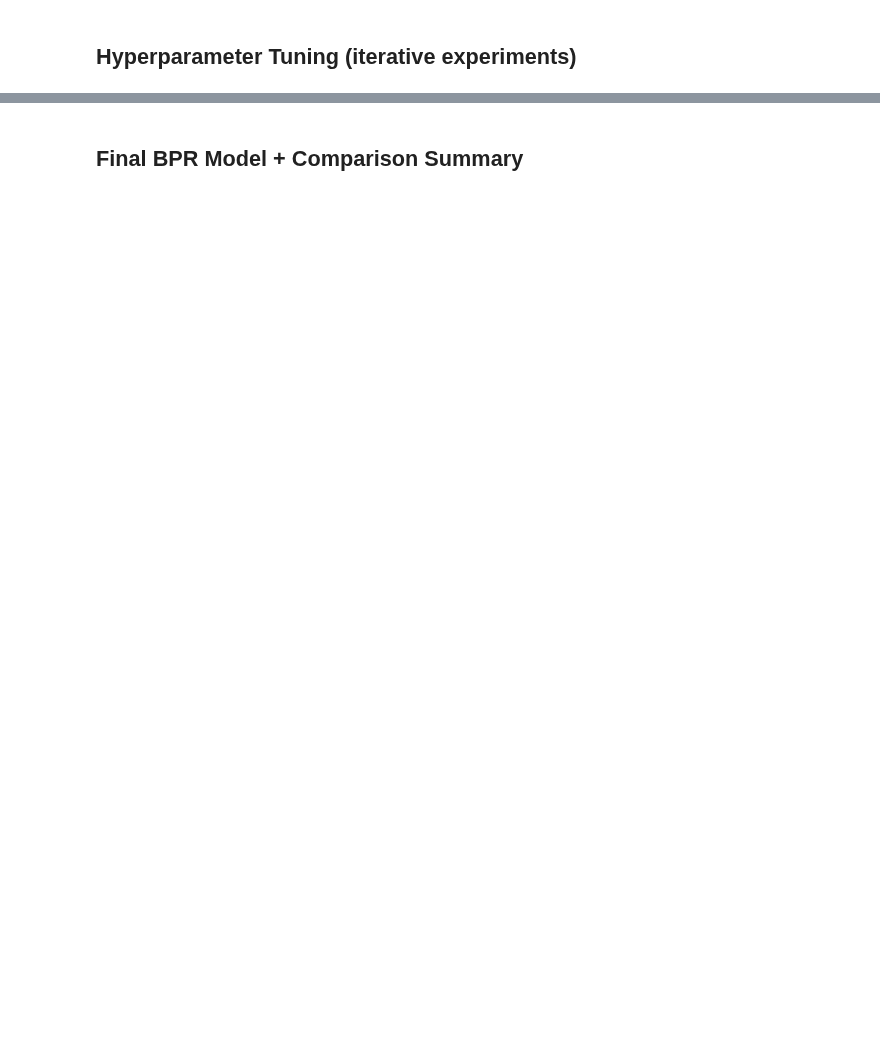
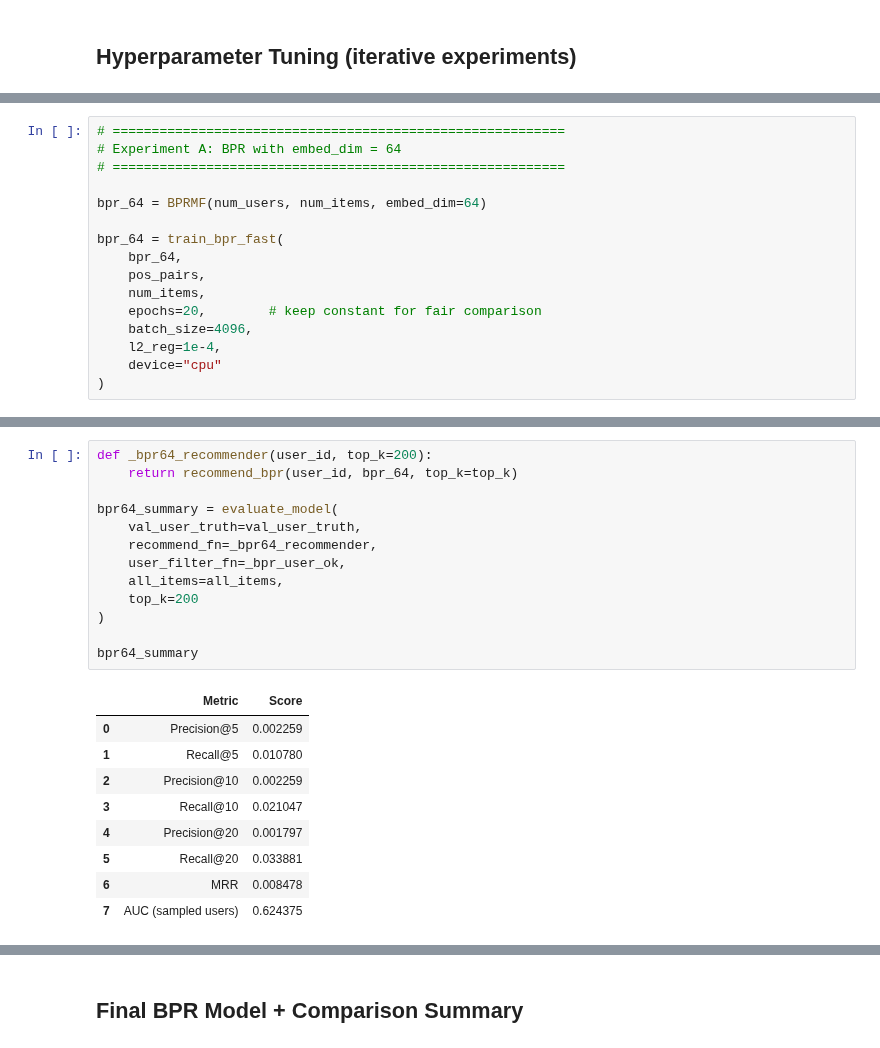
Before and after one commit to kecohen575/RecipeRecommender, a Jupyter notebook: recipe_recsys.ipynb, the cells around one changed output, grey strips where cells are left out. Saved outputs shown, nothing was run; the diff lists cells and outputs as text; blank space fills up the shorter version.

Commit message:
Attempt to tune model and document process - Also added Conclusion section

```diff
--- a/recipe_recsys.ipynb
+++ b/recipe_recsys.ipynb
@@ -1435,0 +1439,16 @@ to learn high-quality rankings.
+# %%
+# ==========================================================
+# Experiment A: BPR with embed_dim = 64
+# ==========================================================
+
+bpr_64 = BPRMF(num_users, num_items, embed_dim=64)
+
+bpr_64 = train_bpr_fast(
+    bpr_64,
+    pos_pairs,
+    num_items,
+    epochs=20,        # keep constant for fair comparison
+    batch_size=4096,
+    l2_reg=1e-4,
+    device="cpu"
+)
@@ -1435,0 +1476,23 @@ to learn high-quality rankings.
+# %%
+def _bpr64_recommender(user_id, top_k=200):
+    return recommend_bpr(user_id, bpr_64, top_k=top_k)
+
+bpr64_summary = evaluate_model(
+    val_user_truth=val_user_truth,
+    recommend_fn=_bpr64_recommender,
+    user_filter_fn=_bpr_user_ok,
+    all_items=all_items,
+    top_k=200
+)
+
+bpr64_summary
+# %% [output]
+|  | Metric | Score |
+| 0 | Precision@5 | 0.002259 |
+| 1 | Recall@5 | 0.010780 |
+| 2 | Precision@10 | 0.002259 |
+| 3 | Recall@10 | 0.021047 |
+| 4 | Precision@20 | 0.001797 |
+| 5 | Recall@20 | 0.033881 |
+| 6 | MRR | 0.008478 |
+| 7 | AUC (sampled users) | 0.624375 |
```
Also changed, not shown: parts of 22 cells of this notebook.
